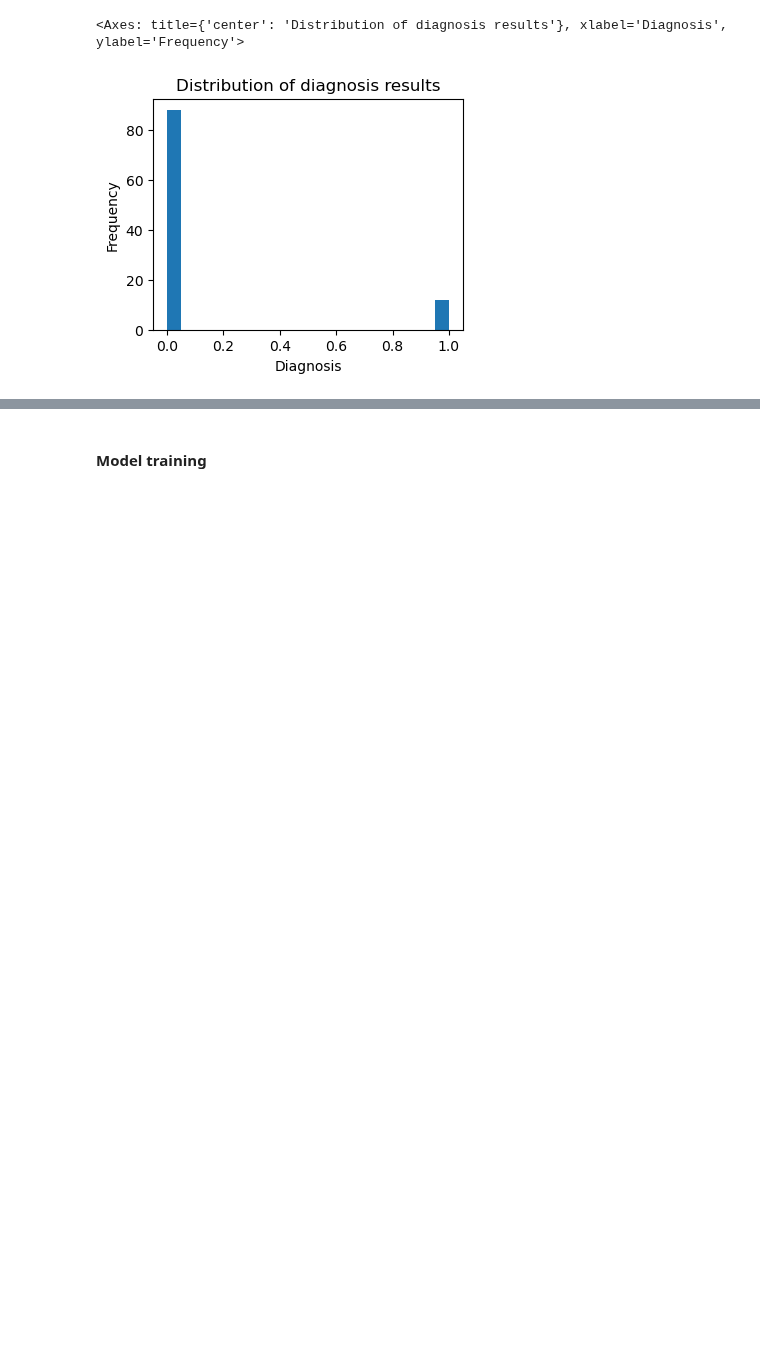
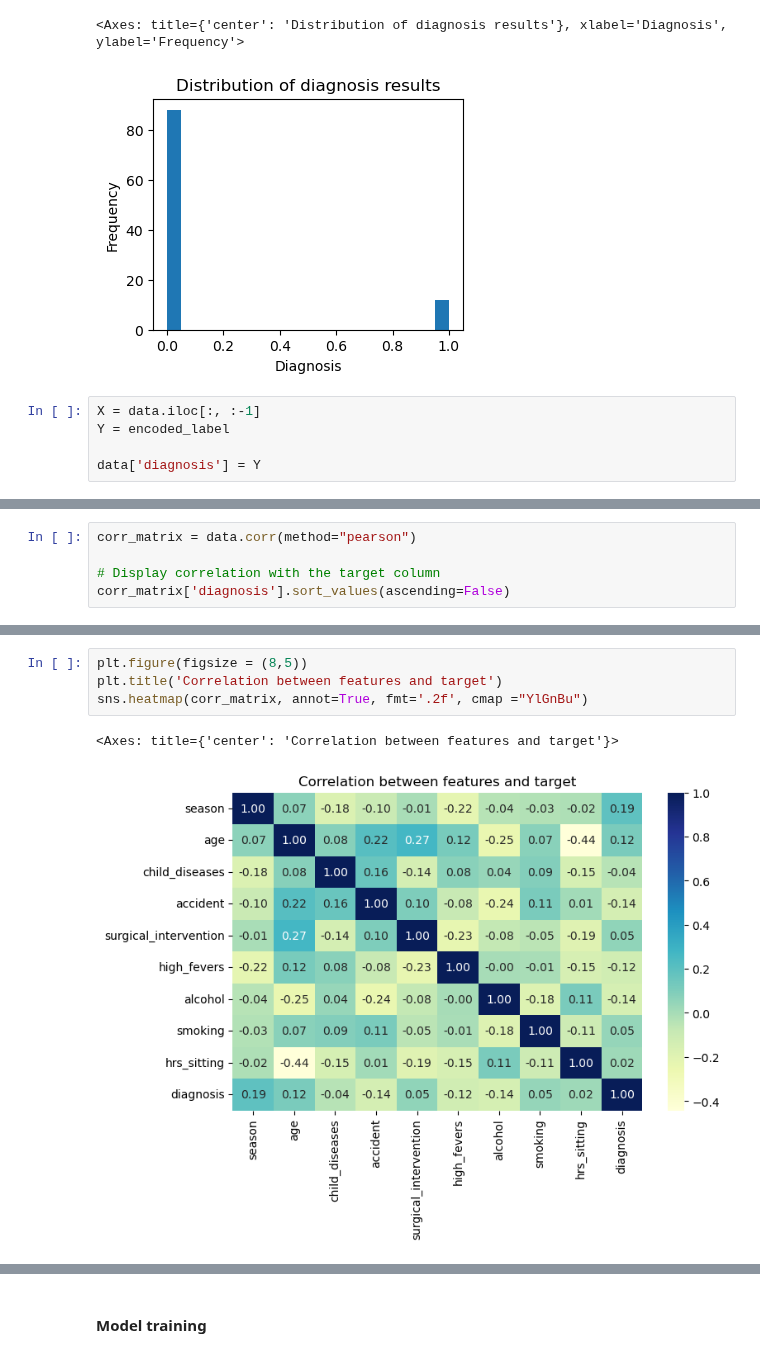
Before and after one commit to denpalrius/AI-Machine-Learning-Practice, a Jupyter notebook: logistic_regression/seminal_quality_prediction.ipynb, the cells around one changed output, grey strips where cells are left out. Cells and saved outputs as stored; diff of their text form; blank space fills up the shorter version.

```diff
--- a/logistic_regression/seminal_quality_prediction.ipynb
+++ b/logistic_regression/seminal_quality_prediction.ipynb
@@ -164,3 +169,8 @@ distr.plot.hist(bins=20,
 # %% [output]
 <Axes: title={'center': 'Distribution of diagnosis results'}, xlabel='Diagnosis', ylabel='Frequency'>
 [figure]
+# %%
+X = data.iloc[:, :-1]
+Y = encoded_label
+
+data['diagnosis'] = Y
@@ -166,0 +258,5 @@ distr.plot.hist(bins=20,
+# %%
+corr_matrix = data.corr(method="pearson")
+
+# Display correlation with the target column
+corr_matrix['diagnosis'].sort_values(ascending=False)
@@ -166,0 +275,7 @@ distr.plot.hist(bins=20,
+# %%
+plt.figure(figsize = (8,5))
+plt.title('Correlation between features and target')
+sns.heatmap(corr_matrix, annot=True, fmt='.2f', cmap ="YlGnBu")
+# %% [output]
+<Axes: title={'center': 'Correlation between features and target'}>
+[figure, added]
```
Also changed, not shown: parts of 38 cells of this notebook, 3 other files.
